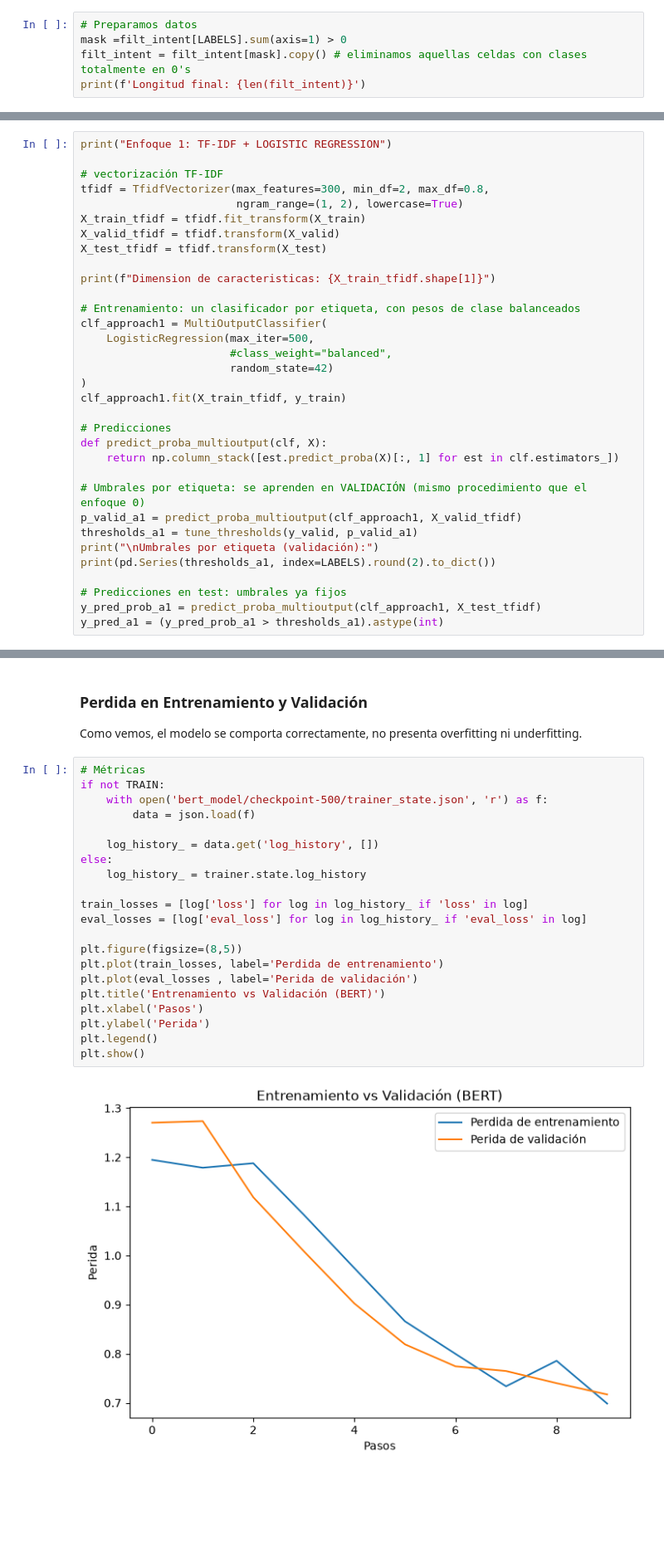
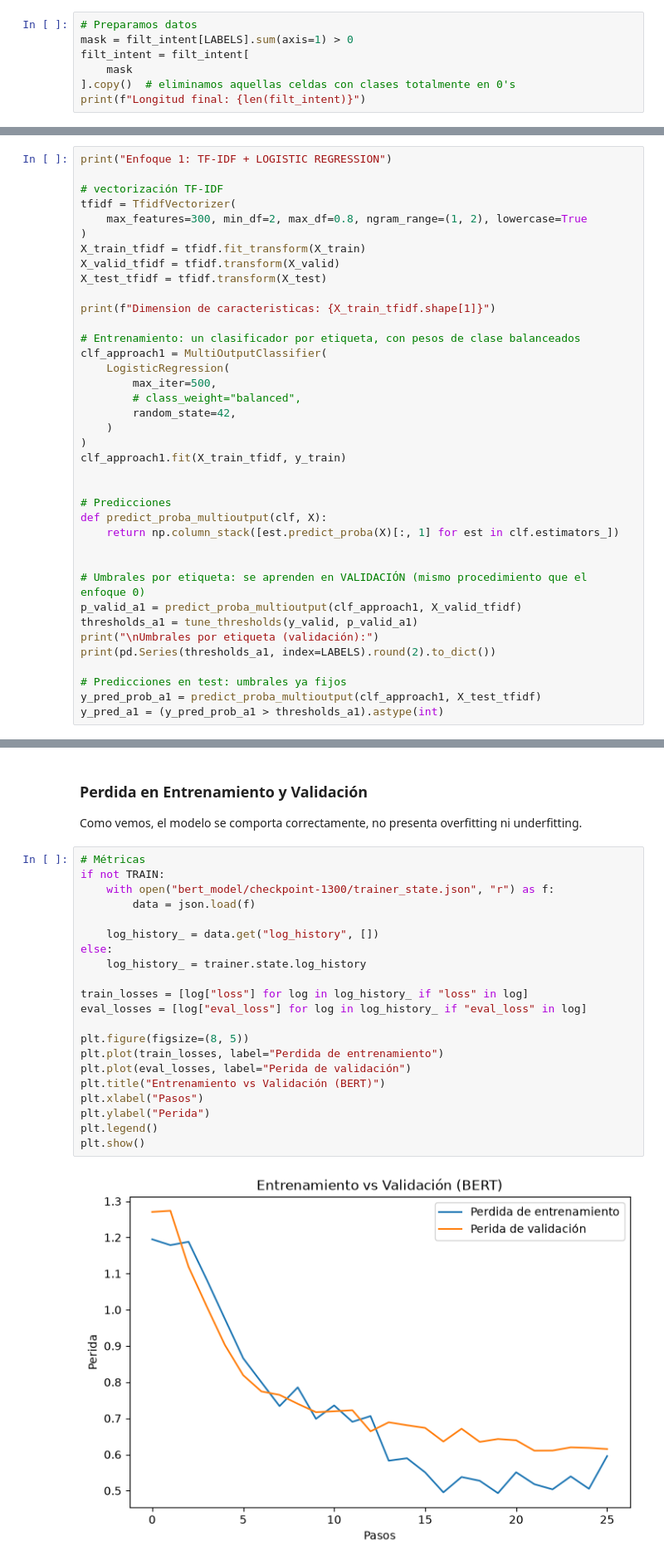
Before and after one commit to MiguelAngelLiera/NLP_for_credit_applications, a Jupyter notebook: credit_Intent.ipynb, the cells around one changed output, grey strips where cells are left out. Shown at 83% size. Drawn from its saved outputs; the diff is of its cells as text; blank space fills up the shorter version.

```diff
--- a/credit_Intent.ipynb
+++ b/credit_Intent.ipynb
@@ -272,8 +297,10 @@ print(f'Filas removidas {n_0 - len(filt_intent)}')
 Filas removidas 16
 # %%
 # Preparamos datos
-mask =filt_intent[LABELS].sum(axis=1) > 0
-filt_intent = filt_intent[mask].copy() # eliminamos aquellas celdas con clases totalmente en 0's
-print(f'Longitud final: {len(filt_intent)}')
+mask = filt_intent[LABELS].sum(axis=1) > 0
+filt_intent = filt_intent[
+    mask
+].copy()  # eliminamos aquellas celdas con clases totalmente en 0's
+print(f"Longitud final: {len(filt_intent)}")
 # %% [output]
 Longitud final: 6498
@@ -383,8 +421,9 @@ Así, permite identificar palabras relevantes dentro de un conjunto de documento
 print("Enfoque 1: TF-IDF + LOGISTIC REGRESSION")
 
 # vectorización TF-IDF
-tfidf = TfidfVectorizer(max_features=300, min_df=2, max_df=0.8,
-                        ngram_range=(1, 2), lowercase=True)
+tfidf = TfidfVectorizer(
+    max_features=300, min_df=2, max_df=0.8, ngram_range=(1, 2), lowercase=True
+)
 X_train_tfidf = tfidf.fit_transform(X_train)
 X_valid_tfidf = tfidf.transform(X_valid)
 X_test_tfidf = tfidf.transform(X_test)
@@ -393,15 +432,19 @@ print(f"Dimension de caracteristicas: {X_train_tfidf.shape[1]}")
 
 # Entrenamiento: un clasificador por etiqueta, con pesos de clase balanceados
 clf_approach1 = MultiOutputClassifier(
-    LogisticRegression(max_iter=500,
-                       #class_weight="balanced",
-                       random_state=42)
+    LogisticRegression(
+        max_iter=500,
+        # class_weight="balanced",
+        random_state=42,
+    )
 )
 clf_approach1.fit(X_train_tfidf, y_train)
+
 
 # Predicciones
 def predict_proba_multioutput(clf, X):
     return np.column_stack([est.predict_proba(X)[:, 1] for est in clf.estimators_])
+
 
 # Umbrales por etiqueta: se aprenden en VALIDACIÓN (mismo procedimiento que el enfoque 0)
 p_valid_a1 = predict_proba_multioutput(clf_approach1, X_valid_tfidf)
@@ -615,24 +659,24 @@ Como vemos, el modelo se comporta correctamente, no presenta overfitting ni unde
 # %%
 # Métricas
 if not TRAIN:
-    with open('bert_model/checkpoint-500/trainer_state.json', 'r') as f:
+    with open("bert_model/checkpoint-1300/trainer_state.json", "r") as f:
         data = json.load(f)
 
-    log_history_ = data.get('log_history', [])
+    log_history_ = data.get("log_history", [])
 else:
     log_history_ = trainer.state.log_history
 
-train_losses = [log['loss'] for log in log_history_ if 'loss' in log]
-eval_losses = [log['eval_loss'] for log in log_history_ if 'eval_loss' in log]
+train_losses = [log["loss"] for log in log_history_ if "loss" in log]
+eval_losses = [log["eval_loss"] for log in log_history_ if "eval_loss" in log]
 
-plt.figure(figsize=(8,5))
-plt.plot(train_losses, label='Perdida de entrenamiento')
-plt.plot(eval_losses , label='Perida de validación')
-plt.title('Entrenamiento vs Validación (BERT)')
-plt.xlabel('Pasos')
-plt.ylabel('Perida')
+plt.figure(figsize=(8, 5))
+plt.plot(train_losses, label="Perdida de entrenamiento")
+plt.plot(eval_losses, label="Perida de validación")
+plt.title("Entrenamiento vs Validación (BERT)")
+plt.xlabel("Pasos")
+plt.ylabel("Perida")
 plt.legend()
 plt.show()
 # %% [output]
-[figure, old version]
+[figure, new version]
 # %% [markdown]
```
Also changed, not shown: parts of 30 cells of this notebook, 2 other files.
